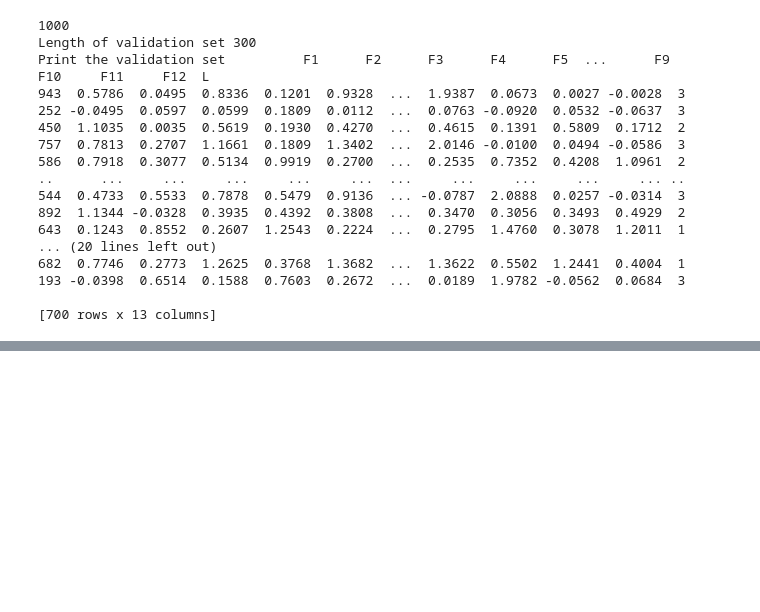
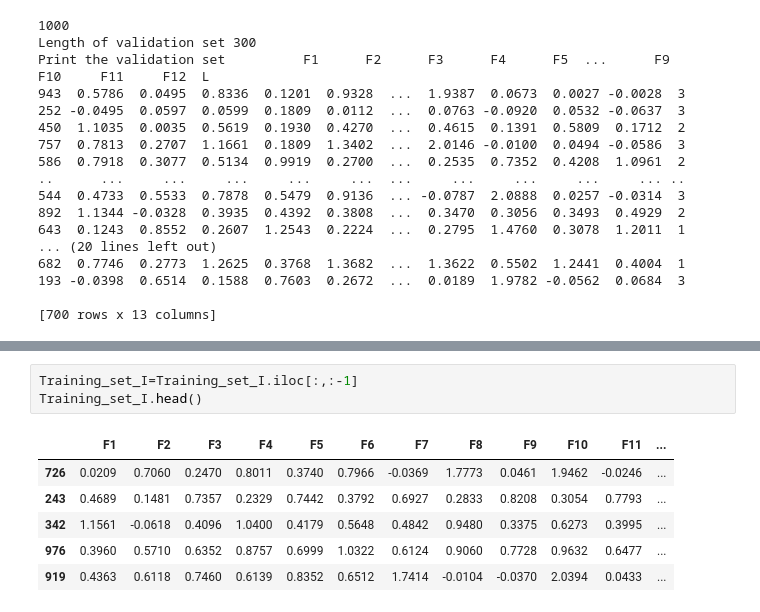
Before and after one commit to AVI18794/Machine--Learning-, a Jupyter notebook: Assignment.ipynb, the cells around one changed output, grey strips where cells are left out. Drawn from its saved outputs; the diff is of its cells as text; blank space fills up the shorter version.

```diff
--- a/Assignment.ipynb
+++ b/Assignment.ipynb
@@ -127,0 +138,10 @@ Print the validation set          F1      F2      F3      F4      F5  ...      F
+# %%
+Training_set_I=Training_set_I.iloc[:,:-1]
+Training_set_I.head()
+# %% [output]
+|  | F1 | F2 | F3 | F4 | F5 | F6 | F7 | F8 | F9 | F10 | F11 | ... |
+| 726 | 0.0209 | 0.7060 | 0.2470 | 0.8011 | 0.3740 | 0.7966 | -0.0369 | 1.7773 | 0.0461 | 1.9462 | -0.0246 | ... |
+| 243 | 0.4689 | 0.1481 | 0.7357 | 0.2329 | 0.7442 | 0.3792 | 0.6927 | 0.2833 | 0.8208 | 0.3054 | 0.7793 | ... |
+| 342 | 1.1561 | -0.0618 | 0.4096 | 1.0400 | 0.4179 | 0.5648 | 0.4842 | 0.9480 | 0.3375 | 0.6273 | 0.3995 | ... |
+| 976 | 0.3960 | 0.5710 | 0.6352 | 0.8757 | 0.6999 | 1.0322 | 0.6124 | 0.9060 | 0.7728 | 0.9632 | 0.6477 | ... |
+| 919 | 0.4363 | 0.6118 | 0.7460 | 0.6139 | 0.8352 | 0.6512 | 1.7414 | -0.0104 | -0.0370 | 2.0394 | 0.0433 | ... |
```
Also changed, not shown: parts of 3 cells of this notebook.
